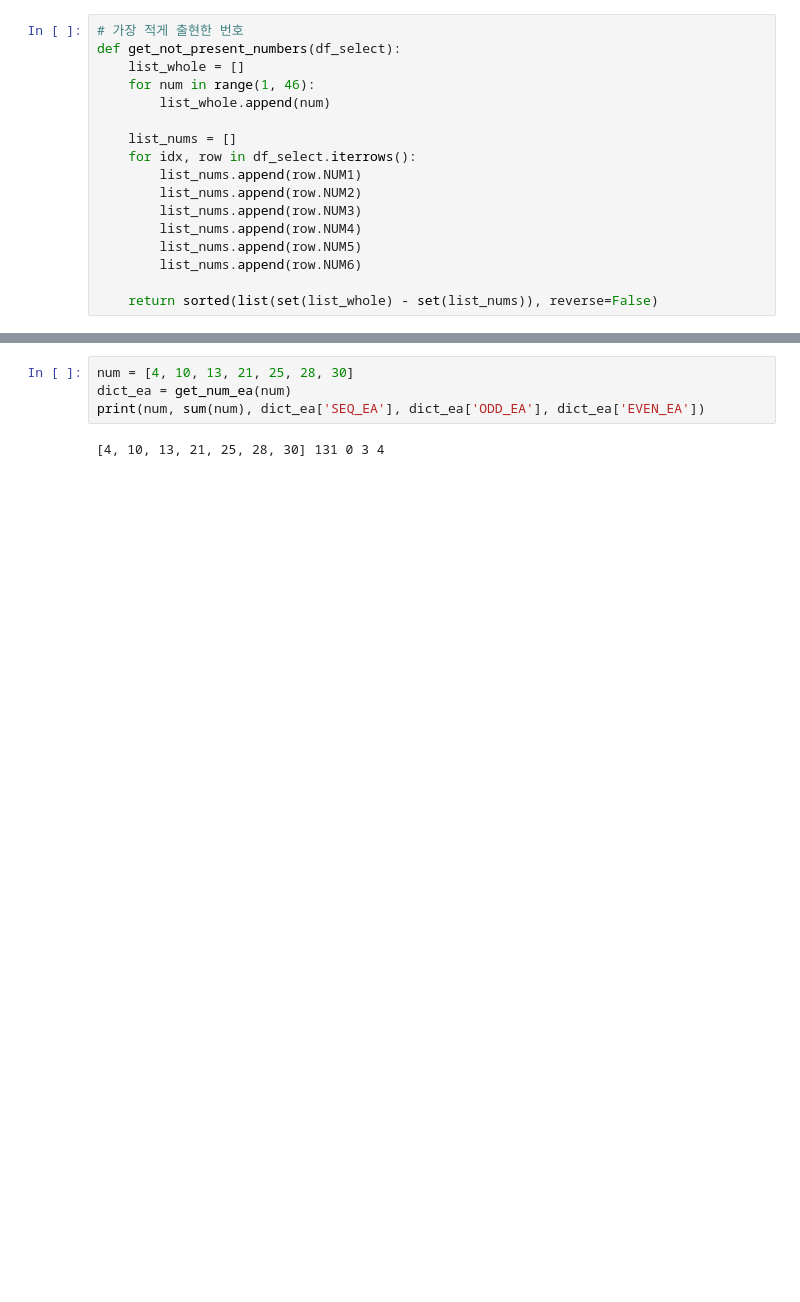
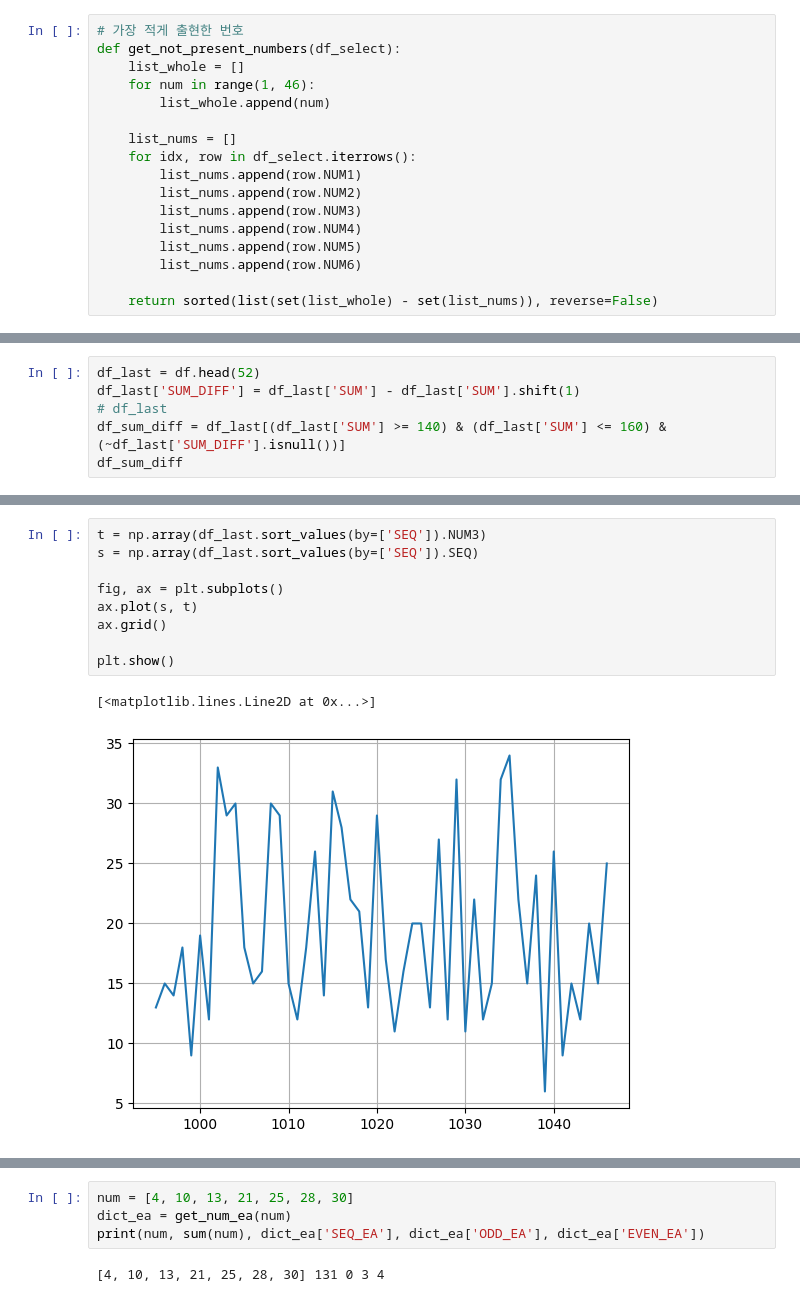
Before and after one commit to etlers/lotto, a Jupyter notebook: lotto.ipynb, the cells around one changed output, grey strips where cells are left out. Cells and saved outputs as stored; diff of their text form; blank space fills up the shorter version.

```diff
--- a/lotto.ipynb
+++ b/lotto.ipynb
@@ -136,0 +166,6 @@ list_result
+# %%
+df_last = df.head(52)
+df_last['SUM_DIFF'] = df_last['SUM'] - df_last['SUM'].shift(1)
+# df_last
+df_sum_diff = df_last[(df_last['SUM'] >= 140) & (df_last['SUM'] <= 160) & (~df_last['SUM_DIFF'].isnull())]
+df_sum_diff
@@ -136,0 +295,12 @@ list_result
+# %%
+t = np.array(df_last.sort_values(by=['SEQ']).NUM3)
+s = np.array(df_last.sort_values(by=['SEQ']).SEQ)
+
+fig, ax = plt.subplots()
+ax.plot(s, t)
+ax.grid()
+
+plt.show()
+# %% [output]
+[<matplotlib.lines.Line2D at 0x...>]
+[figure, added]
```
Also changed, not shown: parts of 28 cells of this notebook, 1 other file.
